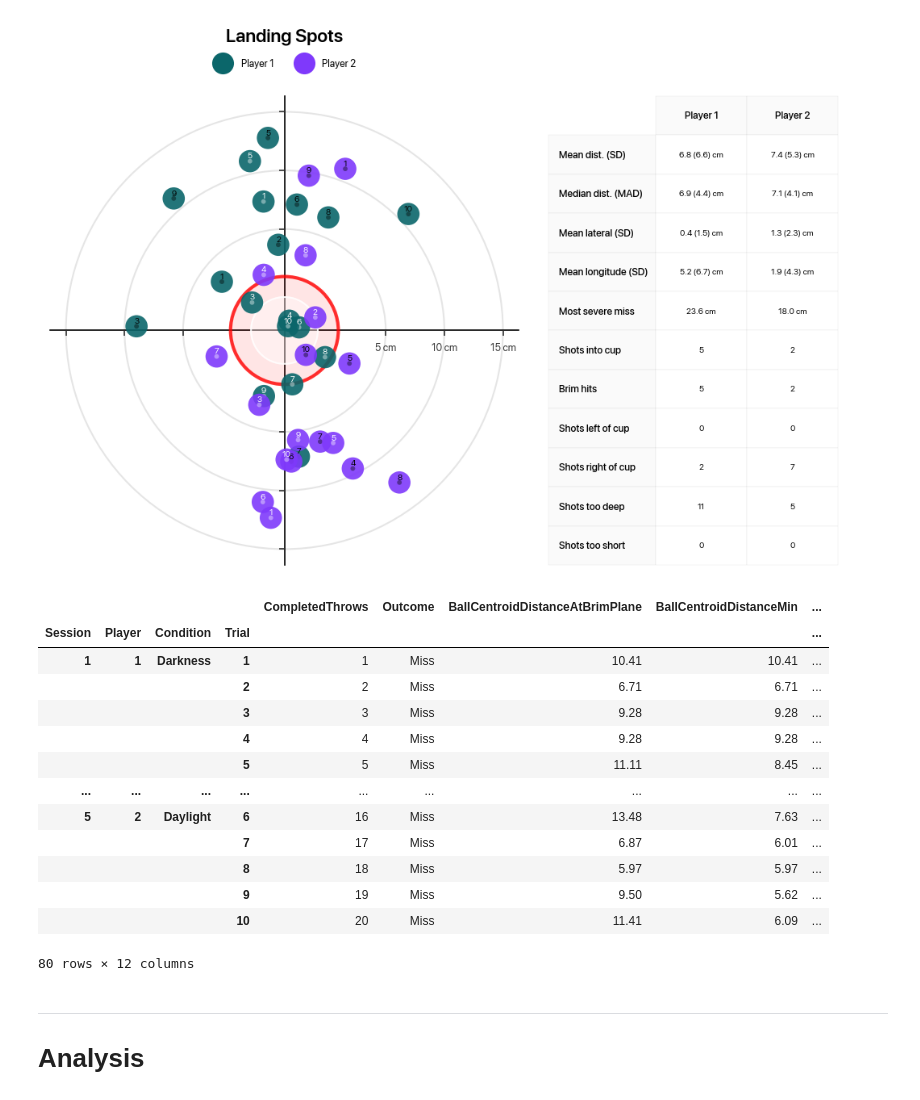
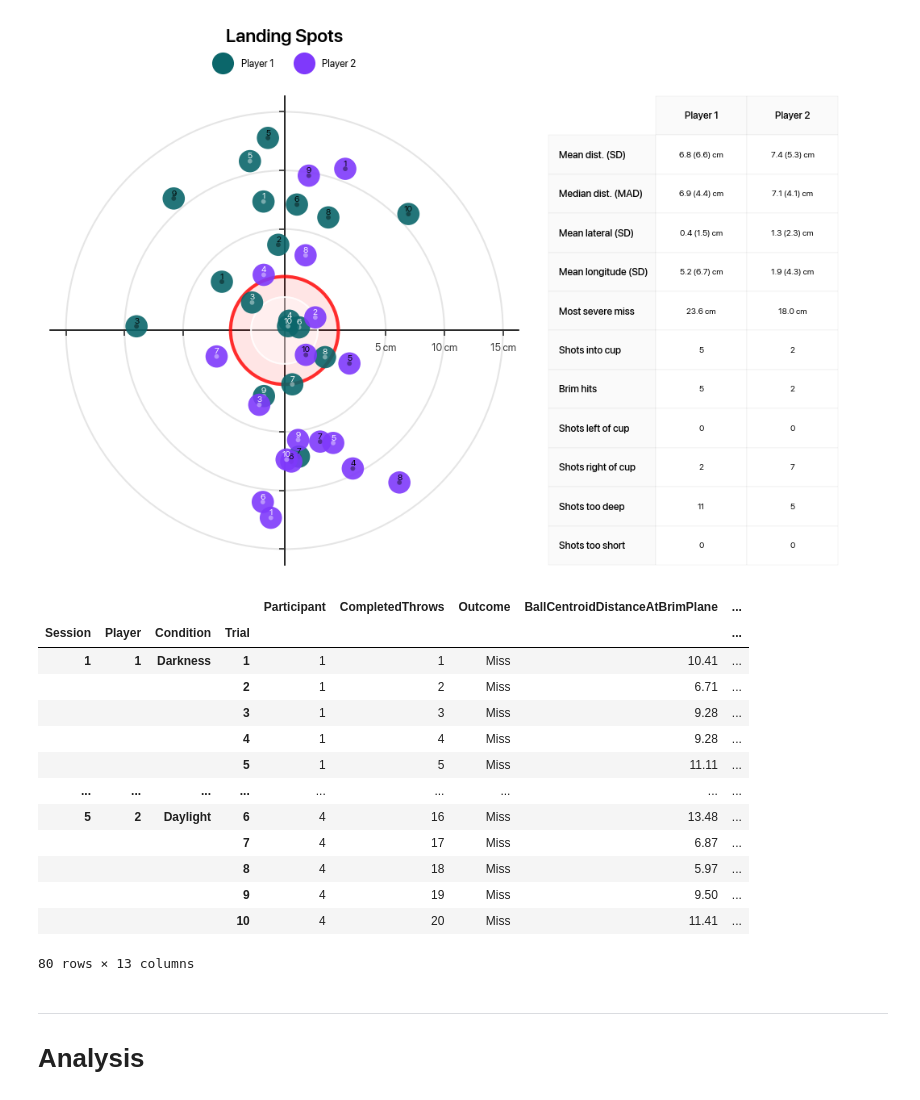
Before and after one commit to dlundgaard/BeerPongMastery, a Jupyter notebook: Analysis/analysis.ipynb, the cells around one changed output. Cells and saved outputs as stored; diff of their text form; code cells hidden in the pictures.

```diff
--- a/Analysis/analysis.ipynb
+++ b/Analysis/analysis.ipynb
@@ -402,56 +396,58 @@ def summarize_data():
     sessions = []
     for session, session_data in dataset.items():
         session_summaries = []
-        for index, (player, condition, recording) in session_data.iterrows():
+        for index, (player_id, condition, recording) in session_data.iterrows():
             for trial, trial_data in recording.items():
 
                 # after_passing_cup = trial_data["Ball"]["Z"] <= BRIM_OFFSET
                 # ball_under_cup_plane = trial_data["Ball"][after_passing_cup].iloc[0] if trial_data["Ball"]["Z"].min() <= BRIM_OFFSET else trial_data["Ball"].iloc[trial_data["Ball"]["Z"].idxmax()]
 
                 ball_data = trial_data["Ball"]
                 ball_data["Distance"] = np.sqrt((ball_data[["X", "Y", "Z"]] ** 2).sum(axis = 1))
                 ball_data["Lateral"] = ball_data[ball_data["Z"] >= 0]["Y"] # in the coordinate system of the recording, the Y-axis is lateral
                 ball_data["Longitude"] = ball_data[ball_data["Z"] >= 0]["X"]
 
                 session_summaries.append({
                     "Session": session,
-                    "Player": player,
+                    "Player": player_id,
                     "Condition": condition,
                     "Trial": trial,
                     "CompletedThrows": trial if condition == "Darkness" else trial + 10,
                     "Outcome": "Hit" if trial_data.outcome else "Miss",
                     "BallCentroidDistanceAtBrimPlane": ball_data[ball_data["Z"] >= BRIM_OFFSET]["Distance"].min(), # minimum distance from cup centroid in cm
                     "BallCentroidDistanceMin": ball_data["Distance"].min(), # minimum distance from cup centroid in cm
                     "DistanceMiss": max(0, ball_data["Distance"].min() - HIT_RADIUS), # minimum distance from cup in cm
                     "LateralMiss": max(0, abs(ball_data["Lateral"].min()) - HIT_RADIUS), # lateral distance to cup in cm
                     "LongitudeMiss": max(0, abs(ball_data["Longitude"].min()) - HIT_RADIUS), # longitudinal distance to cup in cm
                     "BallSpeedMax": trial_data["Ball"]["Speed"].max(), # ball max speed in m/s
                     "BallAltitudeMax": trial_data["Ball"]["Z"].max(), # ball max altitude in cm
                     "WristSpeedMax": trial_data["Wrist"]["Speed"].max(), # wrist max speed in m/s
                     "DispatchDistance": -trial_data["Ball"].iloc[int(DISPATCH_MARGIN * SAMPLE_RATE)]["X"], # distance to cup in cm at moment of dispatch
                     "DispatchElbowAltitude": trial_data["Elbow"]["Z"].loc[trial_data["Ball"]["Speed"].idxmax()], # height of elbow in cm at time of dispatch
                 })
         sessions.append(pd.DataFrame(session_summaries))
 
-    return pd.concat(sessions, ignore_index = True)
+    results = pd.concat(sessions, ignore_index = True)
+    results.insert(2, "Participant", results.groupby(["Session", "Player"]).ngroup() + 1)
+    return results
 
 summary = summarize_data()
 summary.set_index(["Session", "Player", "Condition", "Trial"]).round(2).head(100)
 # %% [output]
-|  |  |  |  | CompletedThrows | Outcome | BallCentroidDistanceAtBrimPlane | BallCentroidDistanceMin | ... |
+|  |  |  |  | Participant | CompletedThrows | Outcome | BallCentroidDistanceAtBrimPlane | ... |
 | Session | Player | Condition | Trial |  |  |  |  | ... |
-| 1 | 1 | Darkness | 1 | 1 | Miss | 10.41 | 10.41 | ... |
-|  |  |  | 2 | 2 | Miss | 6.71 | 6.71 | ... |
-|  |  |  | 3 | 3 | Miss | 9.28 | 9.28 | ... |
-|  |  |  | 4 | 4 | Miss | 9.28 | 9.28 | ... |
-|  |  |  | 5 | 5 | Miss | 11.11 | 8.45 | ... |
+| 1 | 1 | Darkness | 1 | 1 | 1 | Miss | 10.41 | ... |
+|  |  |  | 2 | 1 | 2 | Miss | 6.71 | ... |
+|  |  |  | 3 | 1 | 3 | Miss | 9.28 | ... |
+|  |  |  | 4 | 1 | 4 | Miss | 9.28 | ... |
+|  |  |  | 5 | 1 | 5 | Miss | 11.11 | ... |
 | ... | ... | ... | ... | ... | ... | ... | ... | ... |
-| 5 | 2 | Daylight | 6 | 16 | Miss | 13.48 | 7.63 | ... |
-|  |  |  | 7 | 17 | Miss | 6.87 | 6.01 | ... |
-|  |  |  | 8 | 18 | Miss | 5.97 | 5.97 | ... |
-|  |  |  | 9 | 19 | Miss | 9.50 | 5.62 | ... |
-|  |  |  | 10 | 20 | Miss | 11.41 | 6.09 | ... |
+| 5 | 2 | Daylight | 6 | 4 | 16 | Miss | 13.48 | ... |
+|  |  |  | 7 | 4 | 17 | Miss | 6.87 | ... |
+|  |  |  | 8 | 4 | 18 | Miss | 5.97 | ... |
+|  |  |  | 9 | 4 | 19 | Miss | 9.50 | ... |
+|  |  |  | 10 | 4 | 20 | Miss | 11.41 | ... |
-80 rows × 12 columns
+80 rows × 13 columns
 # %% [markdown]
 ---
 
```
Also changed, not shown: parts of 8 cells of this notebook, 7 other files.
